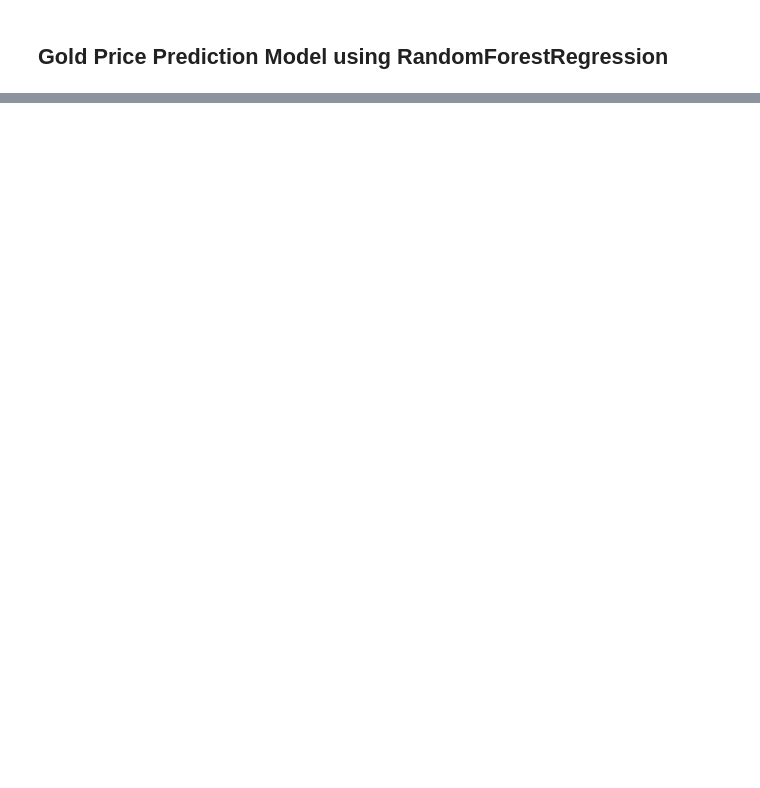
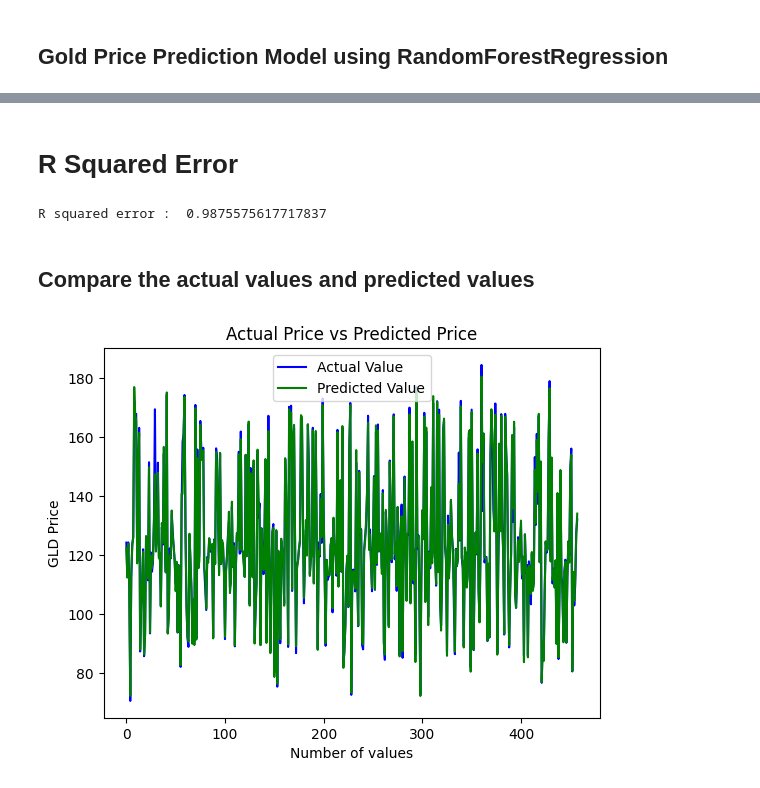
Before and after one commit to kaspra/gold-price-prediction, a Jupyter notebook: gold-price-prediction.ipynb, the cells around one changed output, grey strips where cells are left out. Drawn from its saved outputs; the diff is of its cells as text; code cells hidden in the pictures; blank space fills up the shorter version.

```diff
--- a/gold-price-prediction.ipynb
+++ b/gold-price-prediction.ipynb
@@ -39,0 +200,4 @@ from sklearn import metrics
+# %%
+regression = RandomForestRegressor(n_estimators=100)
+# %%
+regression.fit(X_train, Y_train)
@@ -39,0 +206,5 @@ from sklearn import metrics
+# %%
+# Model Evaluation
+
+x_test_prediction = regression.predict(X_test)
+x_test_prediction
@@ -39,0 +229,21 @@ from sklearn import metrics
+# %% [markdown]
+# R Squared Error
+# %%
+error_score = metrics.r2_score(Y_test, x_test_prediction)
+print("R squared error : ", error_score)
+# %% [output]
+R squared error :  0.9875575617717837
+# %% [markdown]
+## Compare the actual values and predicted values
+# %%
+Y_test = list(Y_test)
+# %%
+plt.plot(Y_test, color='blue', label='Actual Value')
+plt.plot(x_test_prediction, color='green', label='Predicted Value')
+plt.title('Actual Price vs Predicted Price')
+plt.xlabel('Number of values')
+plt.ylabel('GLD Price')
+plt.legend()
+plt.show()
+# %% [output]
+[figure, added]
```
Also changed, not shown: parts of 20 cells of this notebook.
